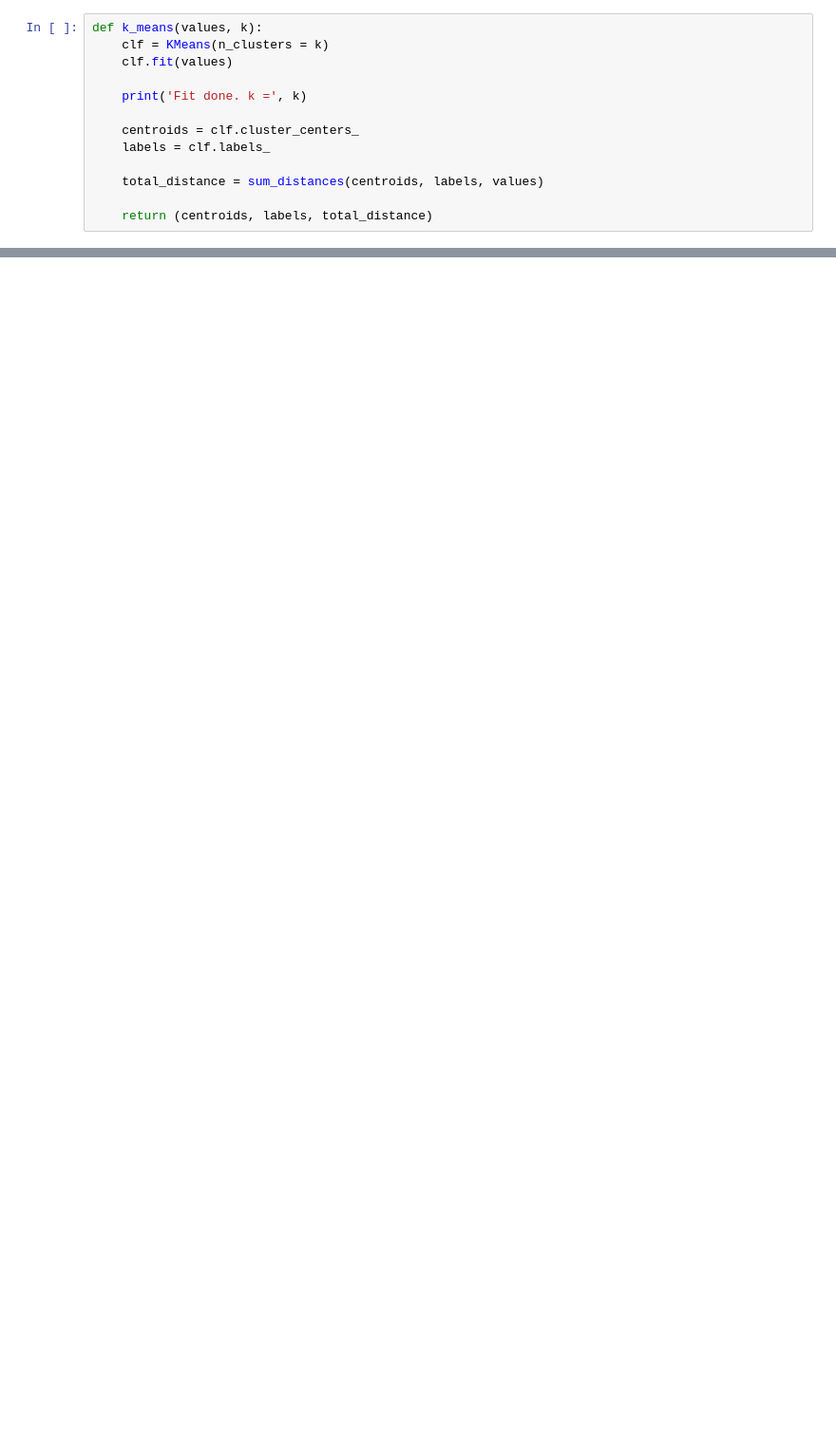
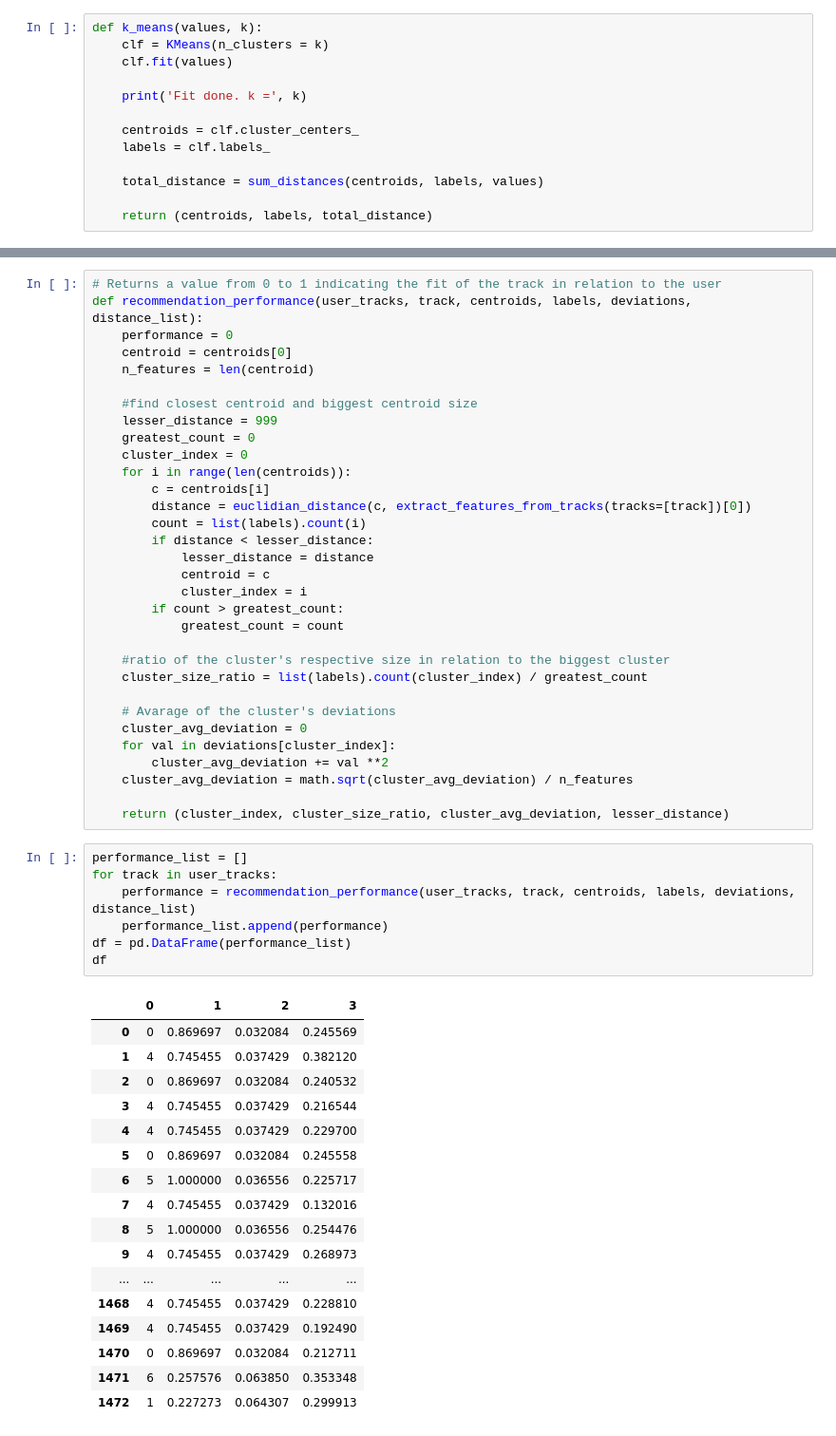
Before and after one commit to GodinhoAriel/MusicRecommendationForGroups, a Jupyter notebook: src/JupyterTestCode/MusicClustering.ipynb, the cells around one changed output, grey strips where cells are left out. Shown at 95% size. Cells and saved outputs as stored; diff of their text form; blank space fills up the shorter version.

```diff
--- a/src/JupyterTestCode/MusicClustering.ipynb
+++ b/src/JupyterTestCode/MusicClustering.ipynb
@@ -311,0 +395,57 @@ pp.pprint(distance_list[0:100])
+# %%
+# Returns a value from 0 to 1 indicating the fit of the track in relation to the user
+def recommendation_performance(user_tracks, track, centroids, labels, deviations, distance_list):
+    performance = 0
+    centroid = centroids[0]
+    n_features = len(centroid)
+
+    #find closest centroid and biggest centroid size
+    lesser_distance = 999
+    greatest_count = 0
+    cluster_index = 0
+    for i in range(len(centroids)):
+        c = centroids[i]
+        distance = euclidian_distance(c, extract_features_from_tracks(tracks=[track])[0])
+        count = list(labels).count(i)
+        if distance < lesser_distance:
+            lesser_distance = distance
+            centroid = c
+            cluster_index = i
+        if count > greatest_count:
+            greatest_count = count
+
+    #ratio of the cluster's respective size in relation to the biggest cluster
+    cluster_size_ratio = list(labels).count(cluster_index) / greatest_count
+
+    # Avarage of the cluster's deviations
+    cluster_avg_deviation = 0
+    for val in deviations[cluster_index]:
+        cluster_avg_deviation += val **2
+    cluster_avg_deviation = math.sqrt(cluster_avg_deviation) / n_features
+
+    return (cluster_index, cluster_size_ratio, cluster_avg_deviation, lesser_distance)
+# %%
+performance_list = []
+for track in user_tracks:
+    performance = recommendation_performance(user_tracks, track, centroids, labels, deviations, distance_list)
+    performance_list.append(performance)
+df = pd.DataFrame(performance_list)
+df
+# %% [output]
+|  | 0 | 1 | 2 | 3 |
+| 0 | 0 | 0.869697 | 0.032084 | 0.245569 |
+| 1 | 4 | 0.745455 | 0.037429 | 0.382120 |
+| 2 | 0 | 0.869697 | 0.032084 | 0.240532 |
+| 3 | 4 | 0.745455 | 0.037429 | 0.216544 |
+| 4 | 4 | 0.745455 | 0.037429 | 0.229700 |
+| 5 | 0 | 0.869697 | 0.032084 | 0.245558 |
+| 6 | 5 | 1.000000 | 0.036556 | 0.225717 |
+| 7 | 4 | 0.745455 | 0.037429 | 0.132016 |
+| 8 | 5 | 1.000000 | 0.036556 | 0.254476 |
+| 9 | 4 | 0.745455 | 0.037429 | 0.268973 |
+| ... | ... | ... | ... | ... |
+| 1468 | 4 | 0.745455 | 0.037429 | 0.228810 |
+| 1469 | 4 | 0.745455 | 0.037429 | 0.192490 |
+| 1470 | 0 | 0.869697 | 0.032084 | 0.212711 |
+| 1471 | 6 | 0.257576 | 0.063850 | 0.353348 |
+| 1472 | 1 | 0.227273 | 0.064307 | 0.299913 |
```
Also changed, not shown: parts of 25 cells of this notebook, 2 other files.
